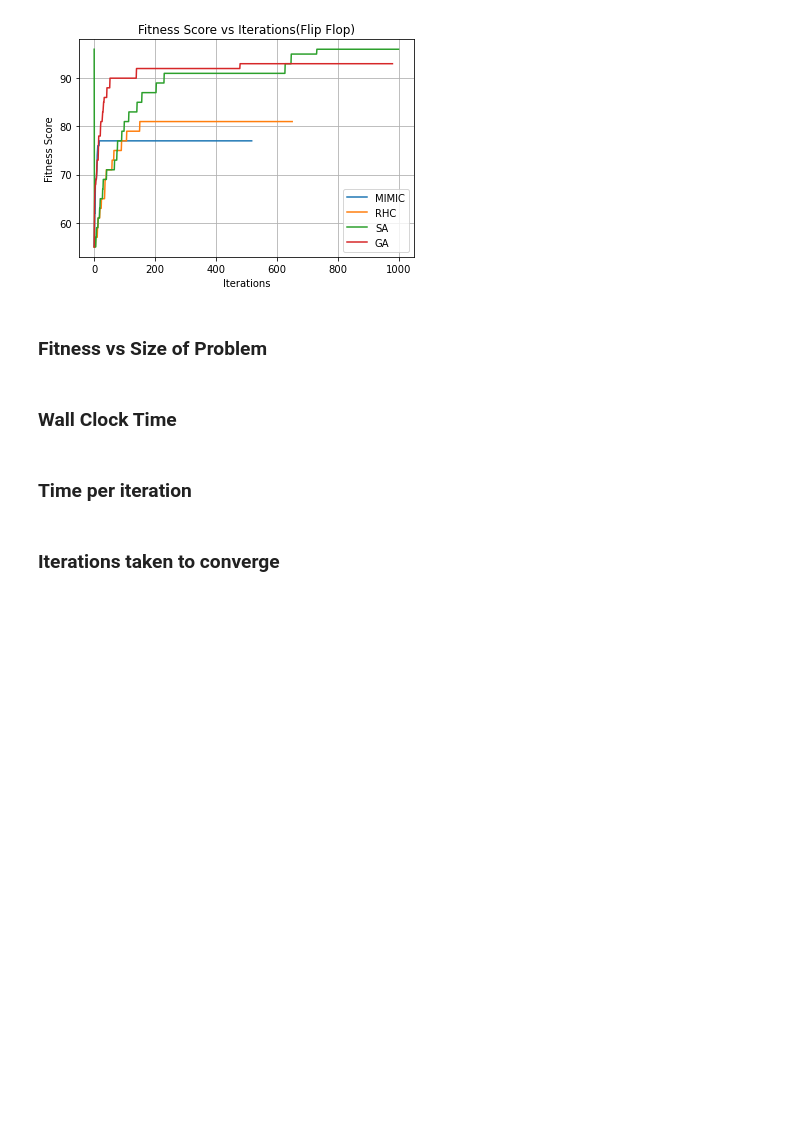
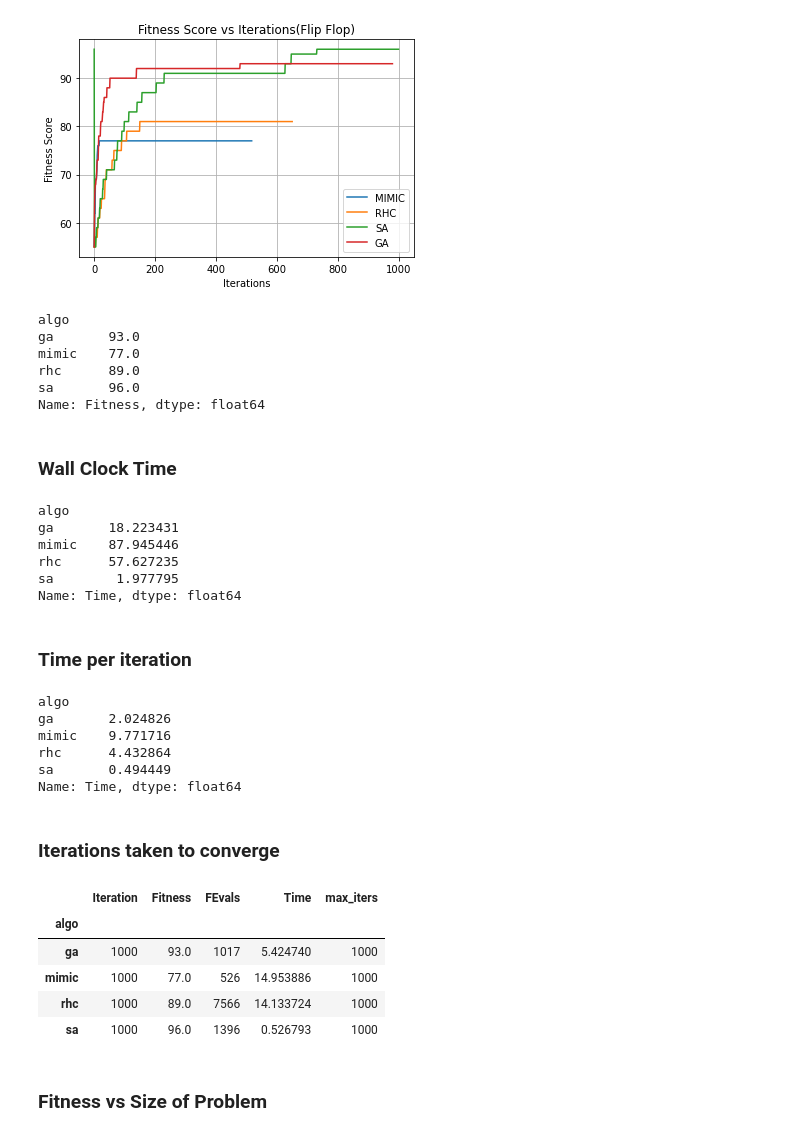
Before and after one commit to aishwaryaprabhat/CS7641-Machine-Learning, a Jupyter notebook: random_optimization/Flipflop.ipynb, the cells around one changed output. Cells and saved outputs as stored; diff of their text form; code cells hidden in the pictures; blank space fills up the shorter version.

```diff
--- a/random_optimization/Flipflop.ipynb
+++ b/random_optimization/Flipflop.ipynb
@@ -256,11 +278,47 @@ axes.legend(loc="best")
 axes.grid()
 # %% [output]
 [figure]
+# %%
+df.groupby("algo").max("Fitness")["Fitness"]
+# %% [output]
+algo
+ga       93.0
+mimic    77.0
+rhc      89.0
+sa       96.0
+Name: Fitness, dtype: float64
+# %% [markdown]
+### Wall Clock Time
+# %%
+df.groupby("algo").sum("Time")["Time"]
+# %% [output]
+algo
+ga       18.223431
+mimic    87.945446
+rhc      57.627235
+sa        1.977795
+Name: Time, dtype: float64
+# %% [markdown]
+### Time per iteration
+# %%
+df.groupby("algo").mean("Time")["Time"]
+# %% [output]
+algo
+ga       2.024826
+mimic    9.771716
+rhc      4.432864
+sa       0.494449
+Name: Time, dtype: float64
+# %% [markdown]
+### Iterations taken to converge
+# %%
+df.groupby("algo").max("Fitness")
+# %% [output]
+|  | Iteration | Fitness | FEvals | Time | max_iters |
+| algo |  |  |  |  |  |
+| ga | 1000 | 93.0 | 1017 | 5.424740 | 1000 |
+| mimic | 1000 | 77.0 | 526 | 14.953886 | 1000 |
+| rhc | 1000 | 89.0 | 7566 | 14.133724 | 1000 |
+| sa | 1000 | 96.0 | 1396 | 0.526793 | 1000 |
 # %% [markdown]
 ### Fitness vs Size of Problem
-# %% [markdown]
-### Wall Clock Time
-# %% [markdown]
-### Time per iteration
-# %% [markdown]
-### Iterations taken to converge
```
Also changed, not shown: parts of 2 cells of this notebook.
